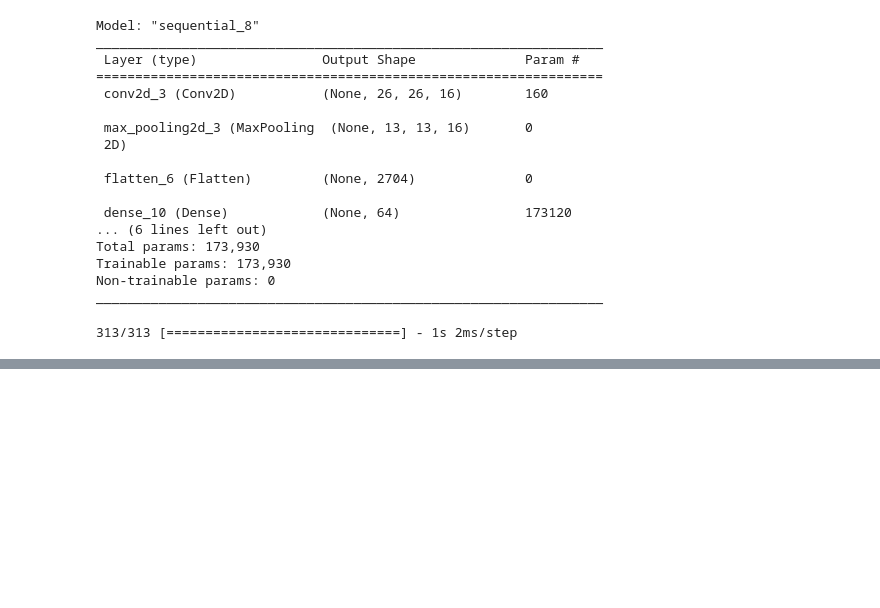
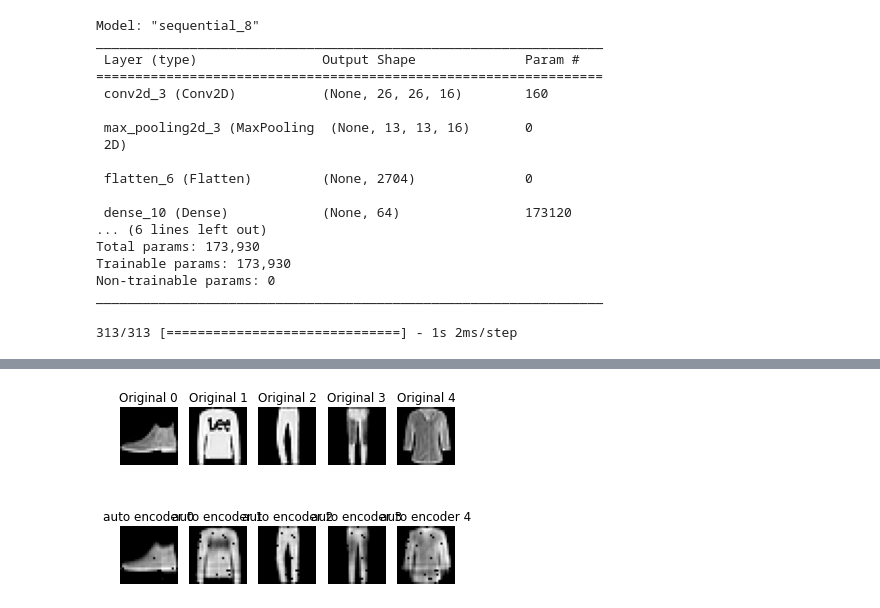
Before and after one commit to bigdataleeky/python, a Jupyter notebook: 20220527/20220527.ipynb, the cells around one changed output, grey strips where cells are left out. Cells and saved outputs as stored; diff of their text form; code cells hidden in the pictures; blank space fills up the shorter version.

```diff
--- a/20220527/20220527.ipynb
+++ b/20220527/20220527.ipynb
@@ -462,0 +491,21 @@ submission.to_csv(submission_filepath,index=False)
+# %%
+# 오토인코더 정의
+def Autoencoder():
+    #Encoder
+    model = Sequential()
+    model.add(Conv2D(filters=16,kernel_size=(3,3),activation='relu', input_shape=[28,28,1]))
+
+    model.add(MaxPooling2D(pool_size=(2,2)))
+    model.add(Flatten())
+    model.add(Dense(64,activation='relu'))
+
+    #Decoder
+    model.add(Dense(units=28*28, activation = 'relu'))
+    model.add(Reshape((28,28)))
+
+    # compile
+    model.compile(optimizer='adam', loss='mean_squared_error')
+    return model
+
+ae_model = Autoencoder()
+ae_model.summary()
@@ -462,0 +530,2 @@ submission.to_csv(submission_filepath,index=False)
+# %%
+history = ae_model.fit(x_train,x_train, batch_size=64, epochs=20,validation_data=(x_test,x_test),verbose=1)
@@ -462,0 +554,3 @@ submission.to_csv(submission_filepath,index=False)
+# %%
+ae_images =  ae_model.predict(x_test)
+ae_images.shape
@@ -462,0 +560,18 @@ submission.to_csv(submission_filepath,index=False)
+# %%
+# 5개의 이미지를 추출해서 원본하고 비교해본다.
+num = 5
+
+for i in range(num):
+    # 원본이미지
+    ax = plt.subplot(2,num,i+1)
+    plt.imshow(x_test[i].reshape((28,28)), cmap='gray')
+    plt.title(f'Original {str(i)}')
+    plt.axis('off')
+    # 복원이미지
+    ax = plt.subplot(2,num,num+i+1)
+    plt.imshow(ae_images[i], cmap='gray')
+    plt.title(f'auto encoder {str(i)}')
+    plt.axis('off')
+plt.show()
+# %% [output]
+[figure, added]
```
Also changed, not shown: parts of 9 cells of this notebook.
